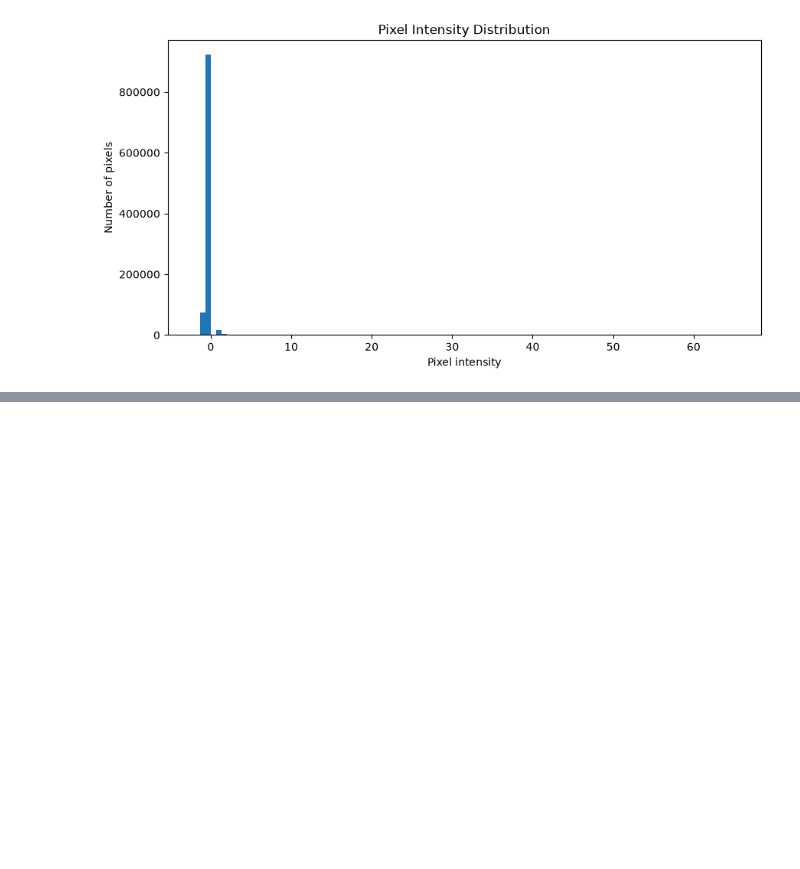
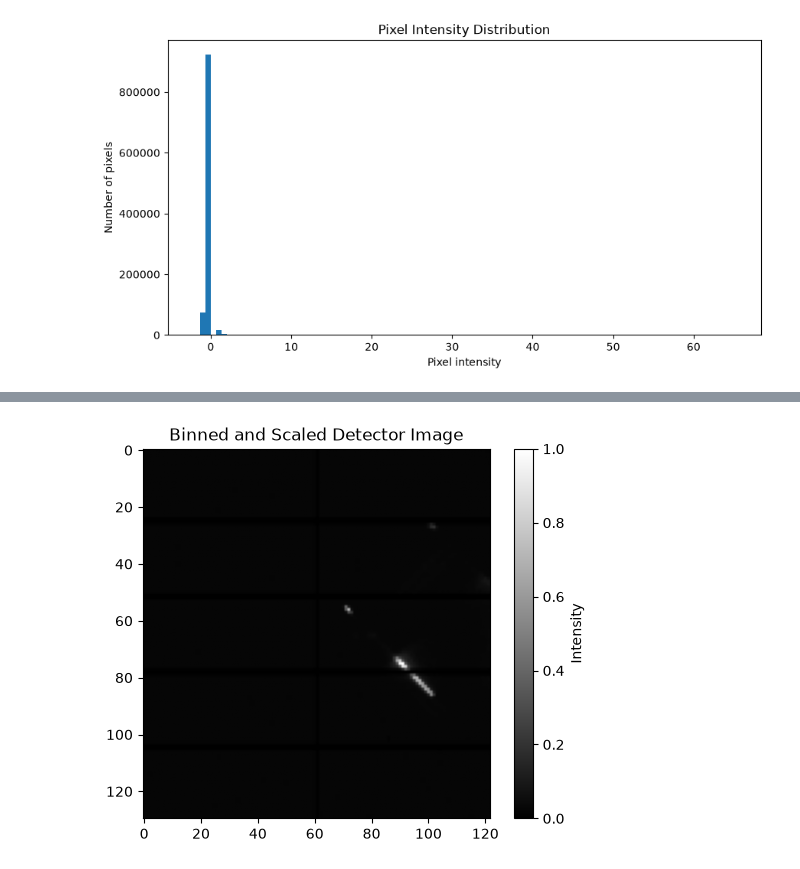
Before and after one commit to nightd132/X-ray_Optics_Alignment, a Jupyter notebook: notebooks/01_explore_data.ipynb, the cells around one changed output, grey strips where cells are left out. Cells and saved outputs as stored; diff of their text form; code cells hidden in the pictures; blank space fills up the shorter version.

```diff
--- a/notebooks/01_explore_data.ipynb
+++ b/notebooks/01_explore_data.ipynb
@@ -39,0 +66,5 @@ plt.show()
+# %%
+from sklearn.preprocessing import MinMaxScaler, StandardScaler
+scaler = MinMaxScaler()
+shape = binned.shape
+binned_scaled = scaler.fit_transform(binned.reshape(-1, 1)).reshape(shape)
@@ -39,0 +79,7 @@ plt.show()
+# %%
+plt.imshow(binned_scaled, cmap="gray")
+plt.colorbar(label="Intensity")
+plt.title("Binned and Scaled Detector Image")
+plt.show()
+# %% [output]
+[figure, added]
```
Also changed, not shown: parts of 8 cells of this notebook, 10 other files.
